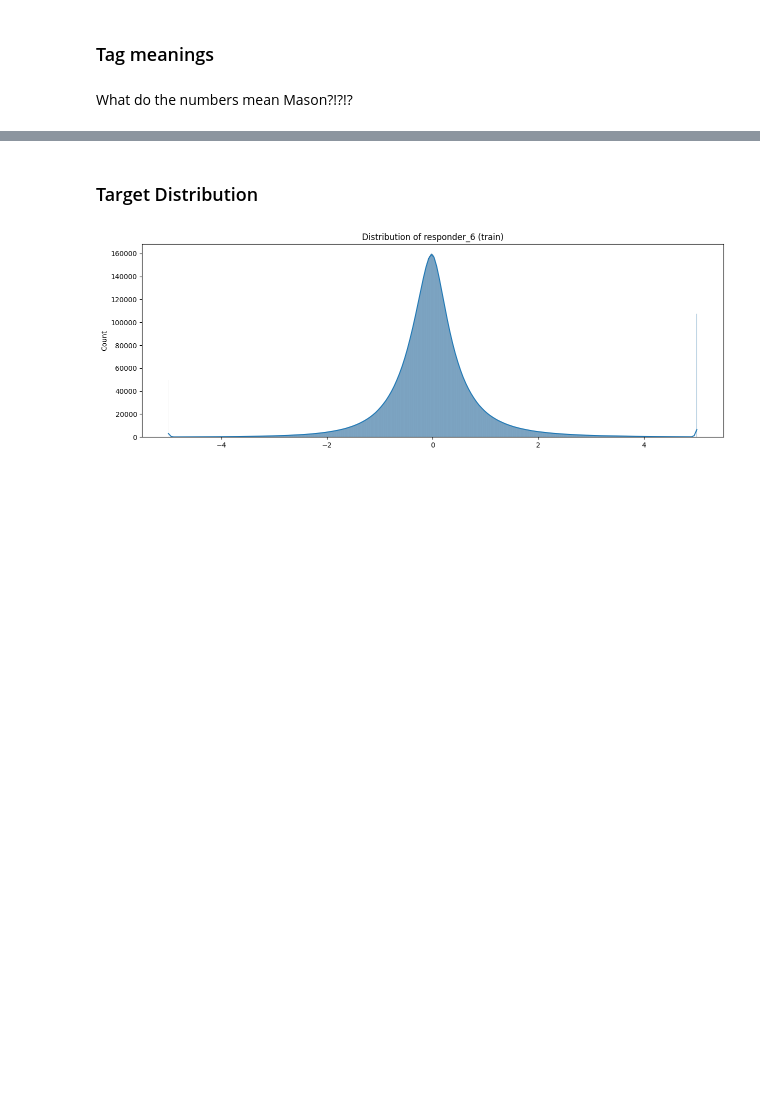
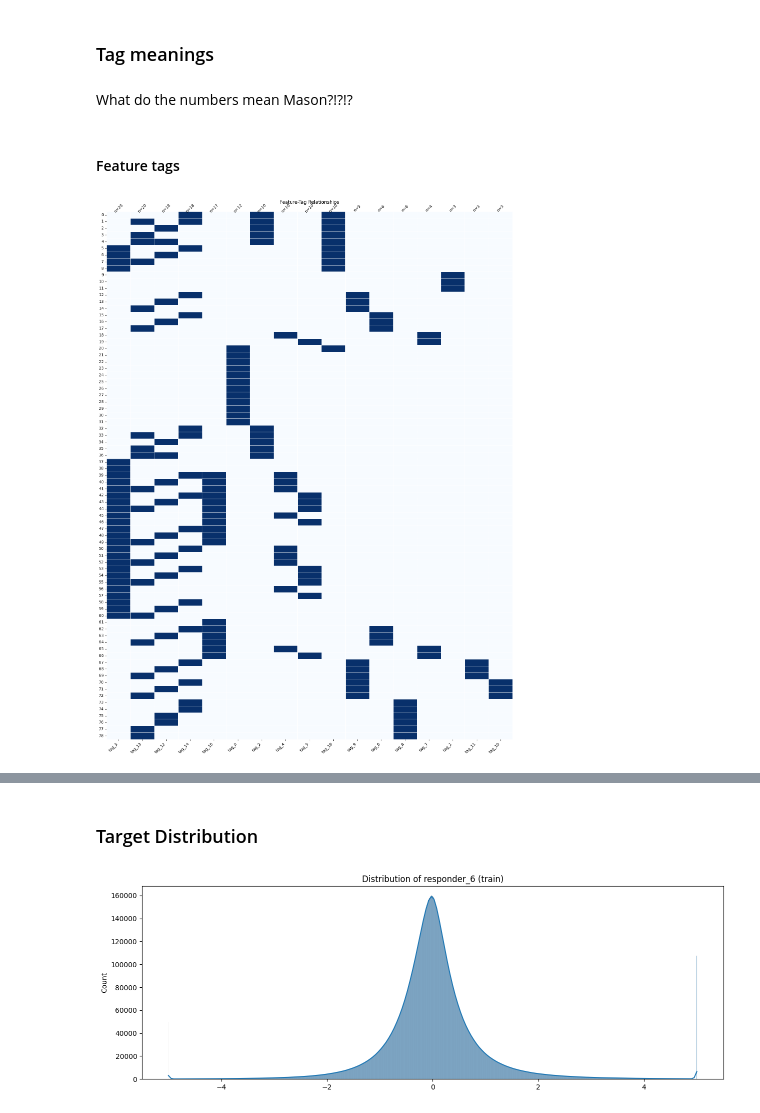
Before and after one commit to JacksonSprigg/JaneStreet-Kaggle, a Jupyter notebook: data_analysis/blah.ipynb, the cells around one changed output, grey strips where cells are left out. Saved outputs shown, nothing was run; the diff lists cells and outputs as text; code cells hidden in the pictures; blank space fills up the shorter version.

```diff
--- a/data_analysis/blah.ipynb
+++ b/data_analysis/blah.ipynb
@@ -140,3 +142,37 @@ shape: (9, 91)
 ### Tag meanings
 # %% [markdown]
 What do the numbers mean Mason?!?!?
+# %% [markdown]
+#### Feature tags
+# %%
+# Load and visualize features
+features_df = pd.read_csv(os.path.join(os.path.dirname(os.getcwd()),"jane-street-real-time-market-data-forecasting/features.csv"))
+
+# Get tag counts
+tag_counts = features_df.iloc[:, 1:].sum().sort_values(ascending=False)
+
+
+# Create the plot
+plt.figure(figsize=(15, 20))
+sns.heatmap(features_df.iloc[:, 1:][tag_counts.index],
+            cmap='Blues',
+            cbar=False,
+            linewidths=0.5,
+            linecolor='white',
+            xticklabels=True,
+            yticklabels=True)
+
+# Customize the plot
+plt.title('Feature-Tag Relationships', pad=20)
+plt.xticks(rotation=45, ha='right')
+plt.yticks(rotation=0)
+
+# Add tag counts on top of the columns
+for i, count in enumerate(tag_counts):
+    plt.text(i + 0.5, -0.5, f'n={int(count)}',
+             ha='center', va='center', rotation=45)
+
+plt.tight_layout()
+plt.show()
+# %% [output]
+[figure, added]
```
Also changed, not shown: parts of 3 cells of this notebook, 7 other files.
